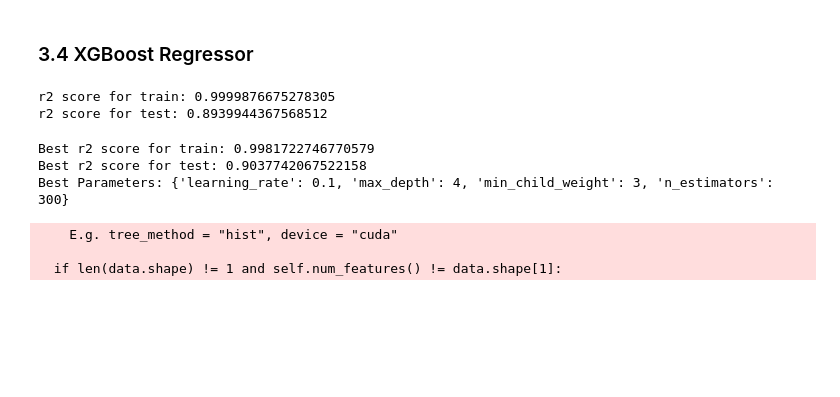
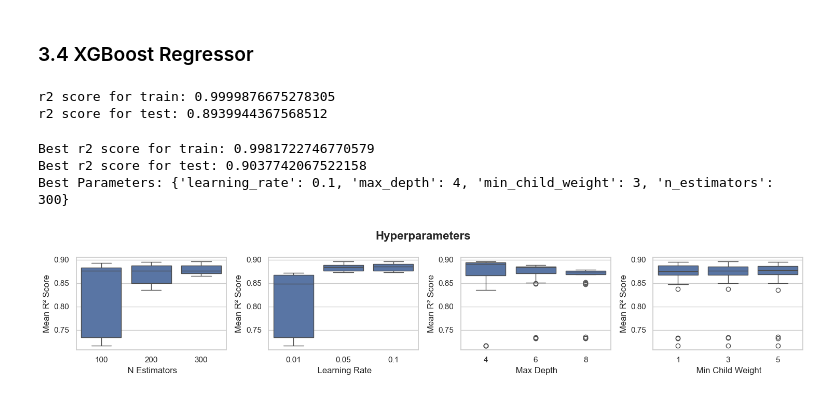
Before and after one commit to DaniloGrujic/organic-compounds-solubility, a Jupyter notebook: 3_ML_Model.ipynb, the cells around one changed output. Drawn from its saved outputs; the diff is of its cells as text; code cells hidden in the pictures; blank space fills up the shorter version.

Commit message:
Added graph for xgboost hyperparameters.

```diff
--- a/3_ML_Model.ipynb
+++ b/3_ML_Model.ipynb
@@ -381,7 +381,7 @@ r2 score for train: 0.9999876675278305
 r2 score for test: 0.8939944367568512
 # %%
 # XGBoost model
-xgb_model = XGBRegressor(objective='reg:squarederror', random_state=420, tree_method='gpu_hist', gpu_id=0)
+xgb_model = XGBRegressor(objective='reg:squarederror', random_state=420, tree_method = "hist", device = "cuda")
 
 # Hyperparameter grid
 param_grid = {
@@ -399,7 +399,6 @@ grid_search.fit(X_train, Y_train)
 best_model = grid_search.best_estimator_
 # %%
 # R2 score
-y_pred = best_model.predict(X_test)
 print("Best r2 score for train:", best_model.score(X_train, Y_train))
 print("Best r2 score for test:", best_model.score(X_test, Y_test))
 print("Best Parameters:", grid_search.best_params_)
@@ -407,6 +406,22 @@ print("Best Parameters:", grid_search.best_params_)
 Best r2 score for train: 0.9981722746770579
 Best r2 score for test: 0.9037742067522158
 Best Parameters: {'learning_rate': 0.1, 'max_depth': 4, 'min_child_weight': 3, 'n_estimators': 300}
-    E.g. tree_method = "hist", device = "cuda"
-
-  if len(data.shape) != 1 and self.num_features() != data.shape[1]:
+# %%
+results_xgb = pd.DataFrame(grid_search.cv_results_)
+
+hyperparameter = ['param_n_estimators', 'param_learning_rate', 'param_max_depth', 'param_min_child_weight']
+
+fig, ax = plt.subplots(1, 4, figsize=(15, 3))
+ax = ax.flatten()
+
+for i, param in enumerate(hyperparameter):
+    sns.boxplot(ax=ax[i], x=results_xgb[param].astype(str), y=results_xgb['mean_test_score'])
+    x_label = param.replace('_', ' ').removeprefix('param').title()
+    ax[i].set_xlabel(x_label)
+    ax[i].set_ylabel("Mean R² Score")
+
+fig.suptitle("Hyperparameters", fontsize=16, fontweight='bold')
+plt.tight_layout()
+plt.show()
+# %% [output]
+[figure, added]
```
